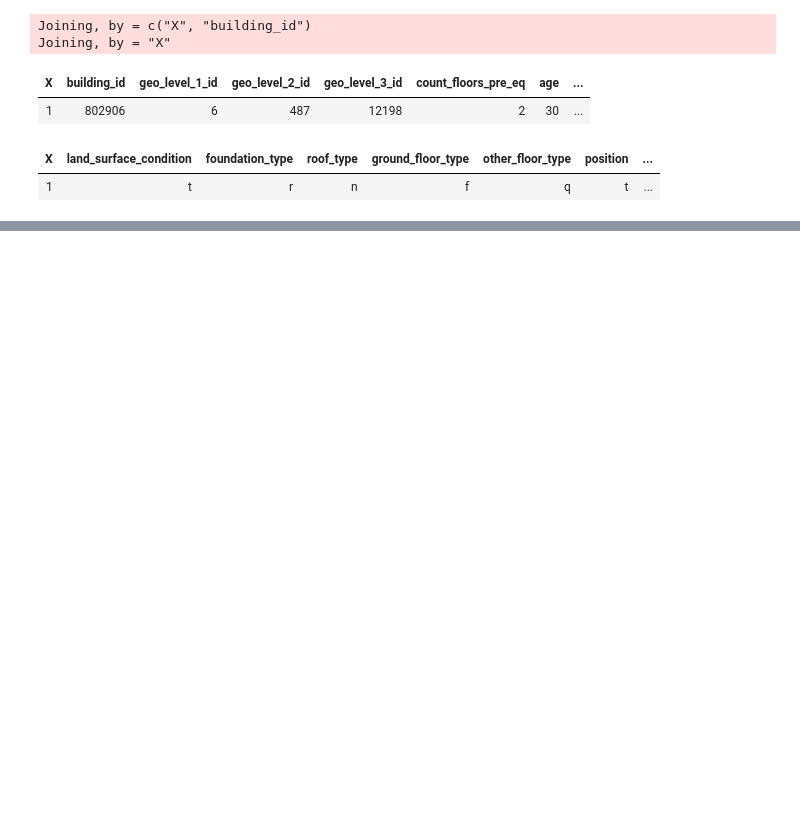
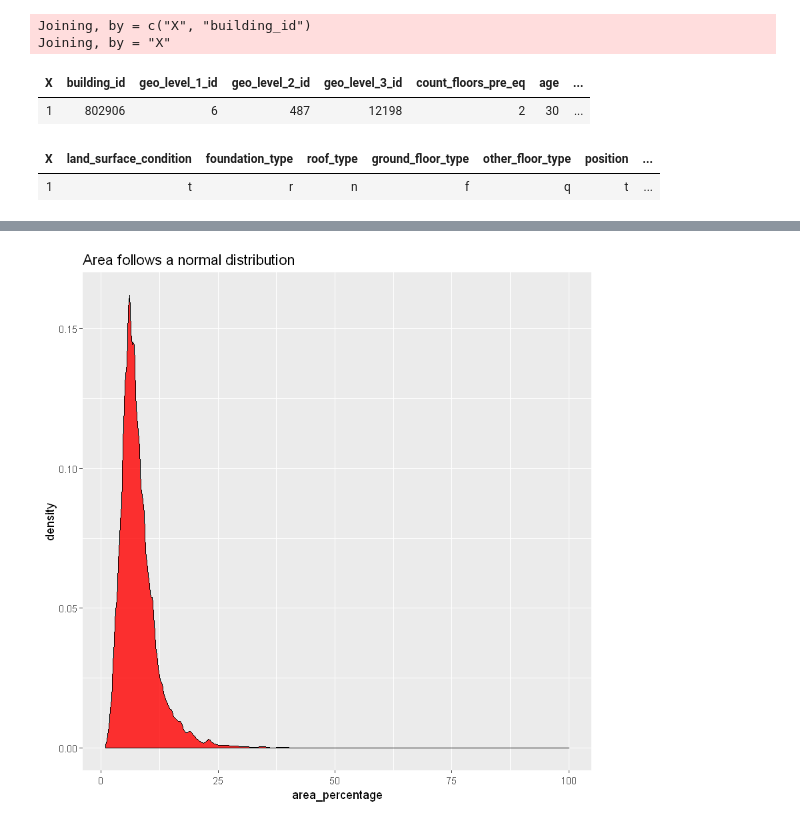
Before and after one commit to fzhanna/Earthquake_Damage_Predictor-1, a Jupyter notebook: Preprocess_Analysis/Analysis.ipynb, the cells around one changed output, grey strips where cells are left out. Cells and saved outputs as stored; diff of their text form; code cells hidden in the pictures; blank space fills up the shorter version.

```diff
--- a/Preprocess_Analysis/Analysis.ipynb
+++ b/Preprocess_Analysis/Analysis.ipynb
@@ -67,0 +122,4 @@ cor(numTrain)
+# %%
+numTrain %>% ggplot(aes(area_percentage)) + geom_density(fill = 'red',alpha=0.8, adjust=2) +  ggtitle('Area follows a normal distribution')
+# %% [output]
+[figure, added]
```
Also changed, not shown: parts of 22 cells of this notebook, 2 other files.
